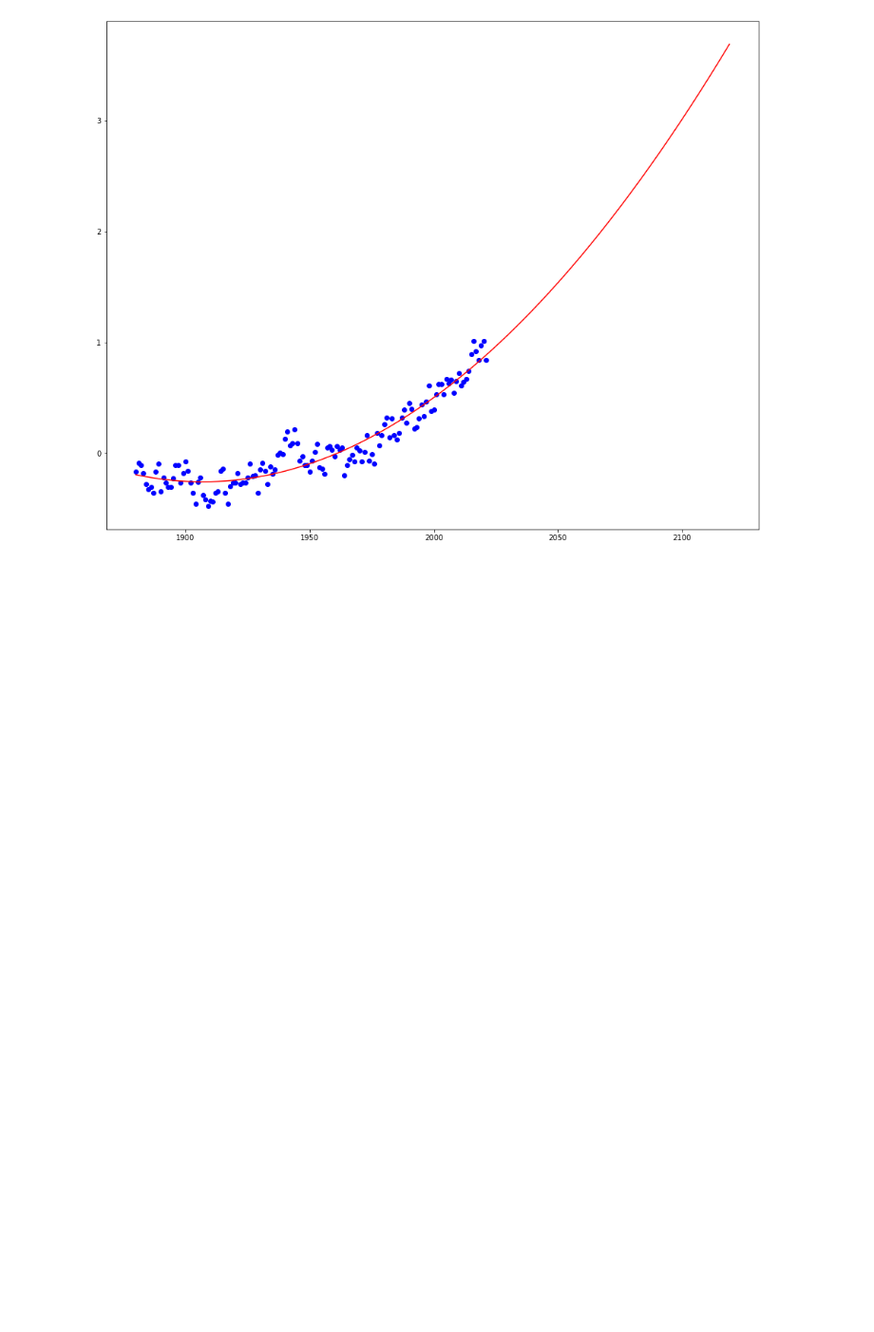
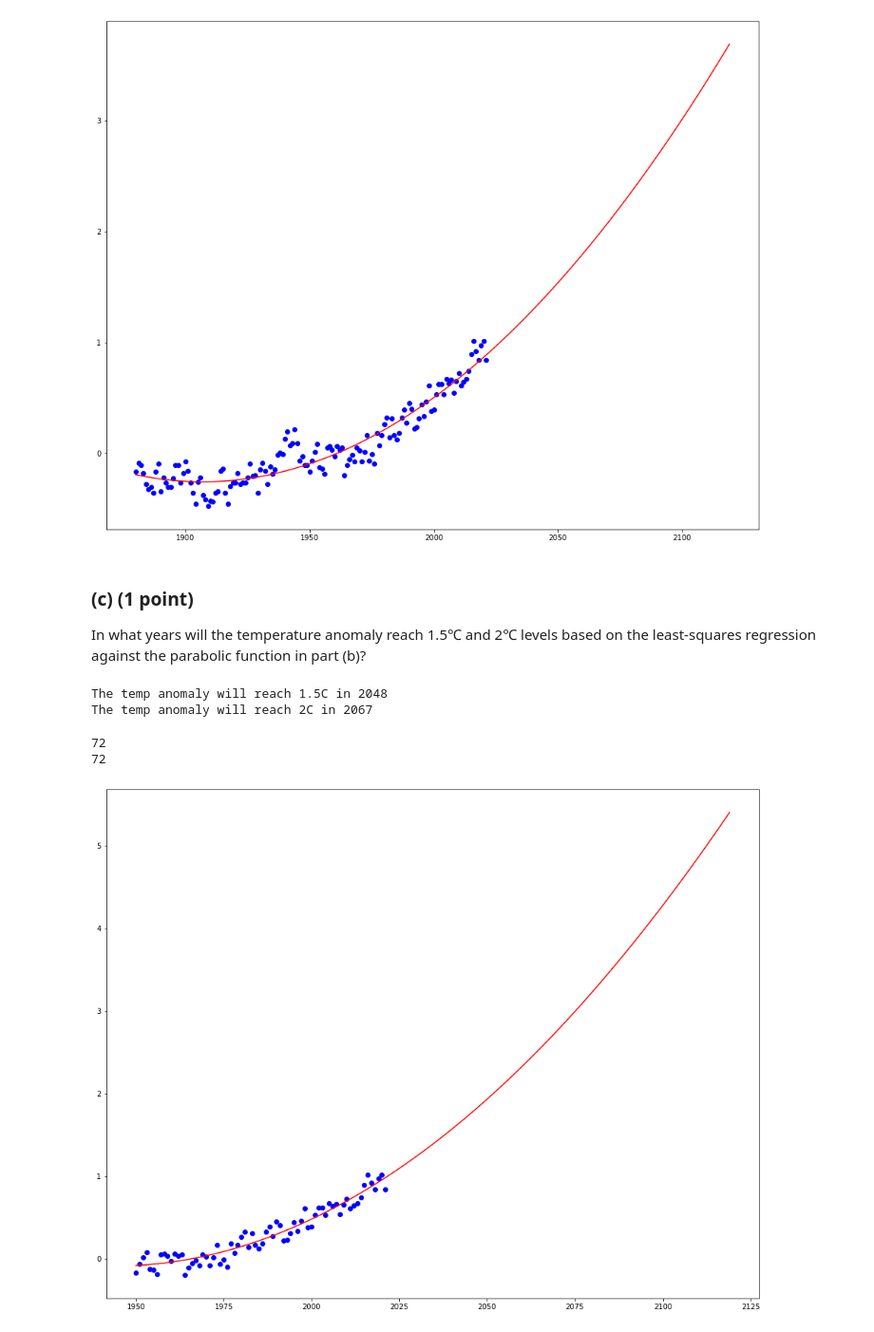
Before and after one commit to DrakeDWhite/INFO-206B, a Jupyter notebook: Assignments/Assignment 6/a6_dwhite.ipynb, the cells around one changed output. Shown at 95% size. Drawn from its saved outputs; the diff is of its cells as text; code cells hidden in the pictures; blank space fills up the shorter version.

```diff
--- a/Assignments/Assignment 6/a6_dwhite.ipynb
+++ b/Assignments/Assignment 6/a6_dwhite.ipynb
@@ -82,3 +83,39 @@ plt.plot( xp, yp, 'r-' ) # second-order polynomial fit
 plt.show()
 # %% [output]
 [figure]
+# %% [markdown]
+### (c) (1 point)
+In what years will the temperature anomaly reach 1.5℃ and 2℃ levels based on the least-squares regression against the parabolic function in part (b)?
+# %%
+print("The temp anomaly will reach 1.5C in", 2048)
+
+print("The temp anomaly will reach 2C in", 2067)
+# %% [output]
+The temp anomaly will reach 1.5C in 2048
+The temp anomaly will reach 2C in 2067
+# %%
+x = np.array(year[-72:])
+y = np.array(anomaly[-72:])
+
+print(len(x))
+print(len(y))
+
+# lse
+X = np.stack((np.square(x), x, np.ones((len(y)))), axis=1)
+#print(X)
+
+
+# still the same
+u = inv(np.transpose(X)@X)@np.transpose(X)@y
+
+# plot data and least-squares fit
+xp = np.arange(year[-72], 2120)
+yp = u[0]*xp*xp + u[1]*xp + u[2]
+plt.figure(figsize=(1280/80,1024/80))
+plt.plot(x,y,'bo') # original data
+plt.plot( xp, yp, 'r-' ) # second-order polynomial fit
+plt.show()
+# %% [output]
+72
+72
+[figure, added]
```
Also changed, not shown: parts of 3 cells of this notebook.
